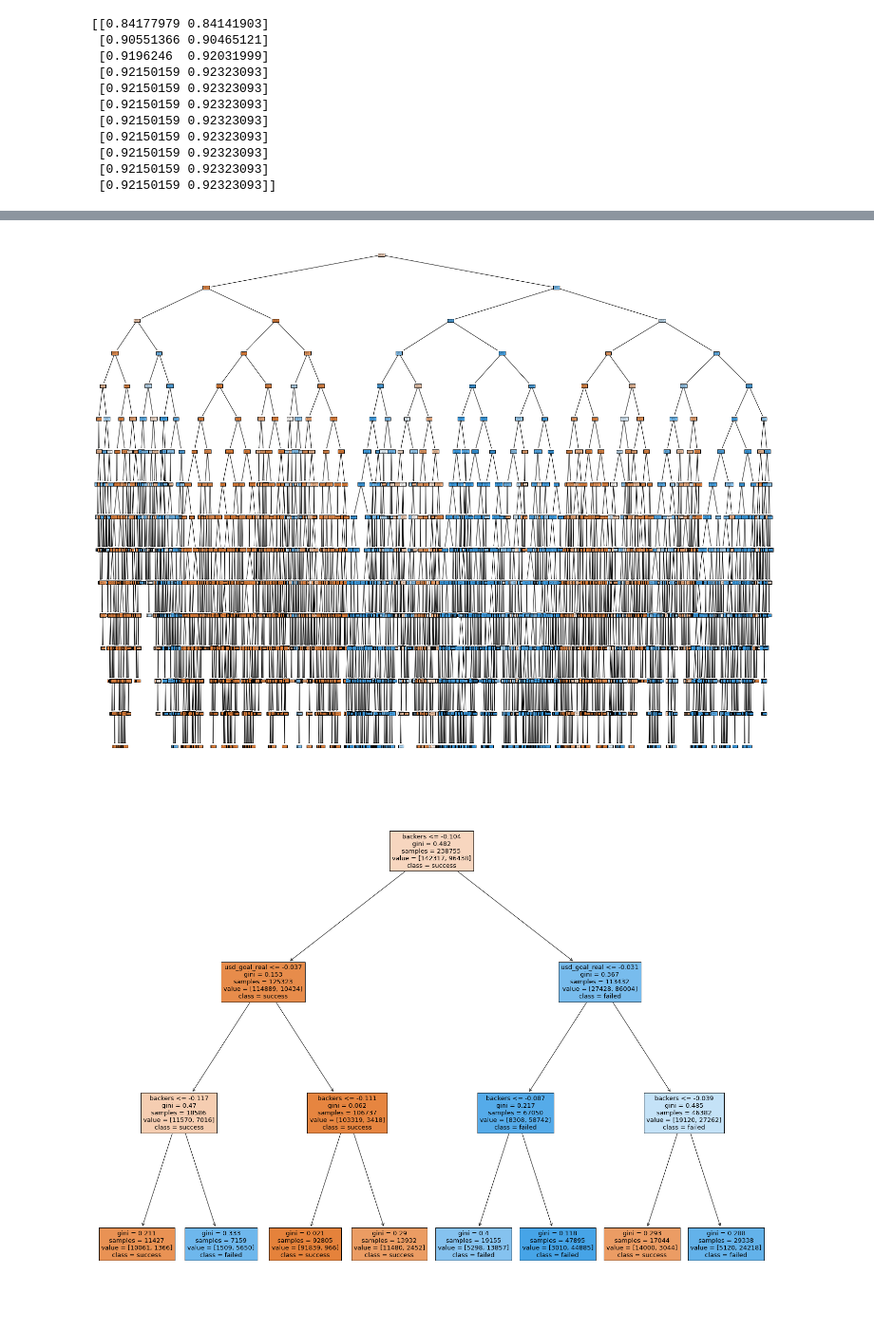
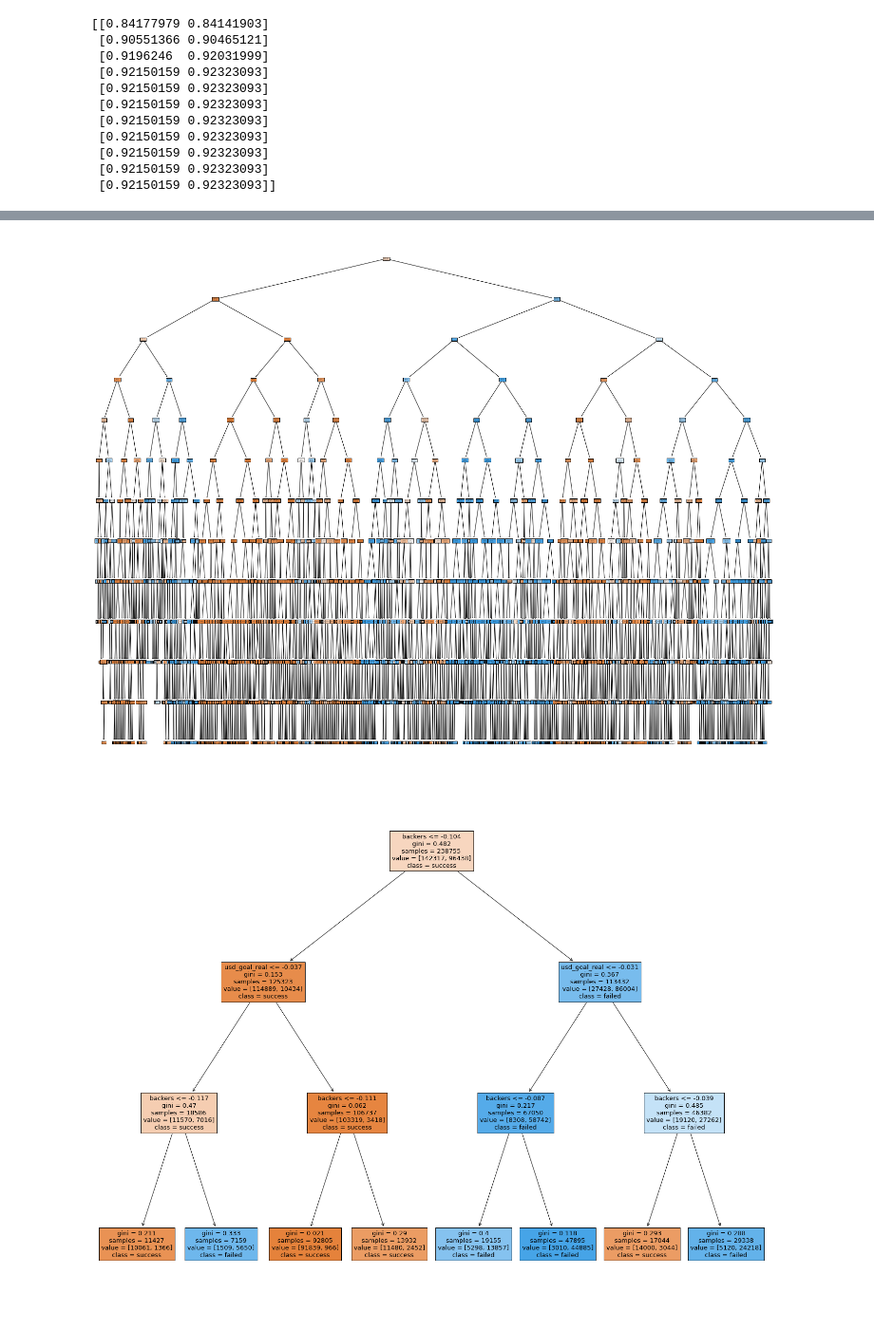
Before and after one commit to Tinaisha/ECON705-Project, a Jupyter notebook: mainPart1.ipynb, the cells around one changed output, grey strips where cells are left out. Shown at 95% size. Drawn from its saved outputs; the diff is of its cells as text; code cells hidden in the pictures.

```diff
--- a/mainPart1.ipynb
+++ b/mainPart1.ipynb
@@ -1951,0 +2000,3 @@ print(resultsDT4)
+# %%
+model4 = make_pipeline(prepro1, DecisionTreeClassifier(max_depth = 12, min_samples_leaf=40))
+model4.fit(X_train1, y_train1)
@@ -1954,24 +2023,24 @@ from sklearn import tree
 # %%
 X = prepro1.fit_transform(X_train1)
 y = y_train1
-clf = DecisionTreeClassifier(max_depth = 15, min_samples_leaf=40)
-model4 = clf.fit(X, y)
+clf = DecisionTreeClassifier(max_depth = 12, min_samples_leaf=40)
+res = clf.fit(X, y)
 
 
 enc1 = OneHotEncoder(categories=[mainCategory,currency],drop = 'first')
 dum = enc1.fit_transform(X_train1[['main_category','currency']])
 listFeat = enc1.get_feature_names(['main_category','currency']).tolist()
 listContFeat = ['backers','usd_goal_real', 'nameLength', 'launchTime', 'deadlineTime', 'projectLength']
 for i in listContFeat:
     listFeat.append(i)
 
 fig = plt.figure(figsize=(25,20))
 _ = tree.plot_tree(clf,
                    feature_names=listFeat,
                   class_names=['success','failed'],
                   filled=True)
 # %% [output]
-[figure, old version]
+[figure, new version]
 # %%
 X = prepro1.fit_transform(X_train1)
 y = y_train1
```
Also changed, not shown: parts of 19 cells of this notebook, 1 other file.
